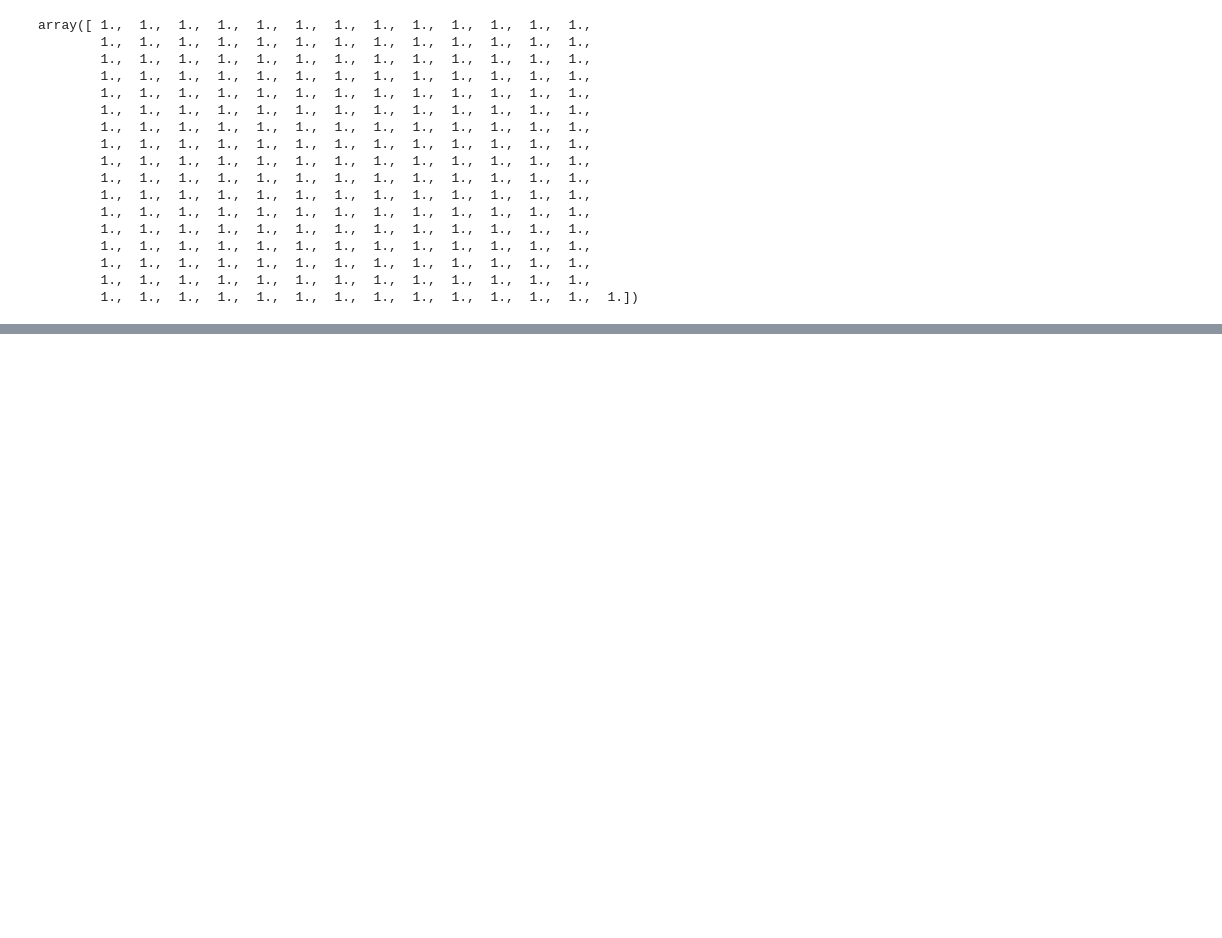
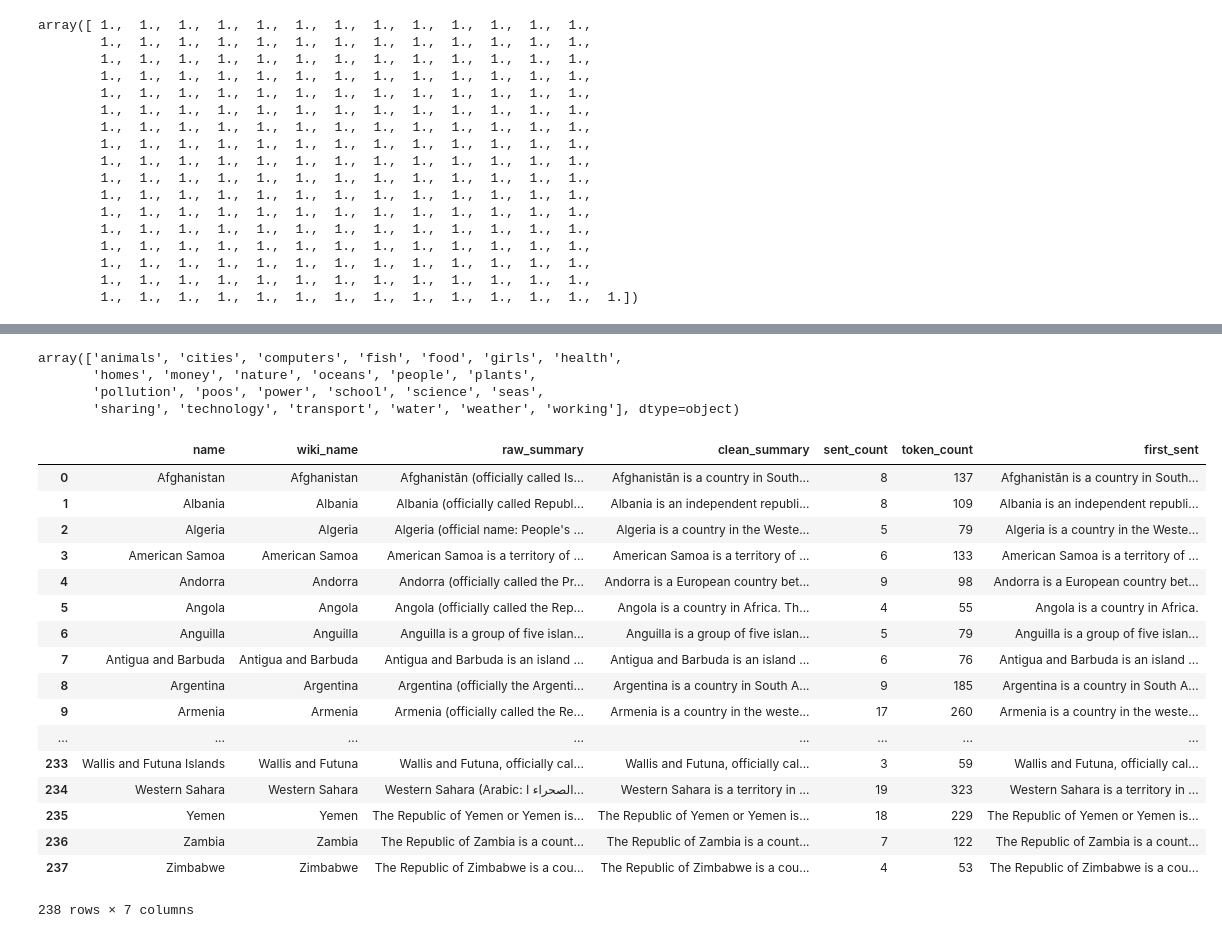
Before and after one commit to dichotomism/UN-SDG-Hackathon-2017, a Jupyter notebook: Dash Development.ipynb, the cells around one changed output, grey strips where cells are left out. Drawn from its saved outputs; the diff is of its cells as text; code cells hidden in the pictures; blank space fills up the shorter version.

Commit message:
working on simple wiki text

```diff
--- a/Dash Development.ipynb
+++ b/Dash Development.ipynb
@@ -94,0 +108,28 @@ array([ 1.,  1.,  1.,  1.,  1.,  1.,  1.,  1.,  1.,  1.,  1.,  1.,  1.,
+# %%
+topics
+# %% [output]
+array(['animals', 'cities', 'computers', 'fish', 'food', 'girls', 'health',
+       'homes', 'money', 'nature', 'oceans', 'people', 'plants',
+       'pollution', 'poos', 'power', 'school', 'science', 'seas',
+       'sharing', 'technology', 'transport', 'water', 'weather', 'working'], dtype=object)
+# %%
+pd.read_csv("simple_wiki.csv")
+# %% [output]
+|  | name | wiki_name | raw_summary | clean_summary | sent_count | token_count | first_sent |
+| 0 | Afghanistan | Afghanistan | Afghanistān (officially called Is... | Afghanistān is a country in South... | 8 | 137 | Afghanistān is a country in South... |
+| 1 | Albania | Albania | Albania (officially called Republ... | Albania is an independent republi... | 8 | 109 | Albania is an independent republi... |
+| 2 | Algeria | Algeria | Algeria (official name: People's ... | Algeria is a country in the Weste... | 5 | 79 | Algeria is a country in the Weste... |
+| 3 | American Samoa | American Samoa | American Samoa is a territory of ... | American Samoa is a territory of ... | 6 | 133 | American Samoa is a territory of ... |
+| 4 | Andorra | Andorra | Andorra (officially called the Pr... | Andorra is a European country bet... | 9 | 98 | Andorra is a European country bet... |
+| 5 | Angola | Angola | Angola (officially called the Rep... | Angola is a country in Africa. Th... | 4 | 55 | Angola is a country in Africa. |
+| 6 | Anguilla | Anguilla | Anguilla is a group of five islan... | Anguilla is a group of five islan... | 5 | 79 | Anguilla is a group of five islan... |
+| 7 | Antigua and Barbuda | Antigua and Barbuda | Antigua and Barbuda is an island ... | Antigua and Barbuda is an island ... | 6 | 76 | Antigua and Barbuda is an island ... |
+| 8 | Argentina | Argentina | Argentina (officially the Argenti... | Argentina is a country in South A... | 9 | 185 | Argentina is a country in South A... |
+| 9 | Armenia | Armenia | Armenia (officially called the Re... | Armenia is a country in the weste... | 17 | 260 | Armenia is a country in the weste... |
+| ... | ... | ... | ... | ... | ... | ... | ... |
+| 233 | Wallis and Futuna Islands | Wallis and Futuna | Wallis and Futuna, officially cal... | Wallis and Futuna, officially cal... | 3 | 59 | Wallis and Futuna, officially cal... |
+| 234 | Western Sahara | Western Sahara | Western Sahara (Arabic: الصحراء ا... | Western Sahara is a territory in ... | 19 | 323 | Western Sahara is a territory in ... |
+| 235 | Yemen | Yemen | The Republic of Yemen or Yemen is... | The Republic of Yemen or Yemen is... | 18 | 229 | The Republic of Yemen or Yemen is... |
+| 236 | Zambia | Zambia | The Republic of Zambia is a count... | The Republic of Zambia is a count... | 7 | 122 | The Republic of Zambia is a count... |
+| 237 | Zimbabwe | Zimbabwe | The Republic of Zimbabwe is a cou... | The Republic of Zimbabwe is a cou... | 4 | 53 | The Republic of Zimbabwe is a cou... |
+238 rows × 7 columns
```
Also changed, not shown: parts of 9 cells of this notebook, 16 other files.
